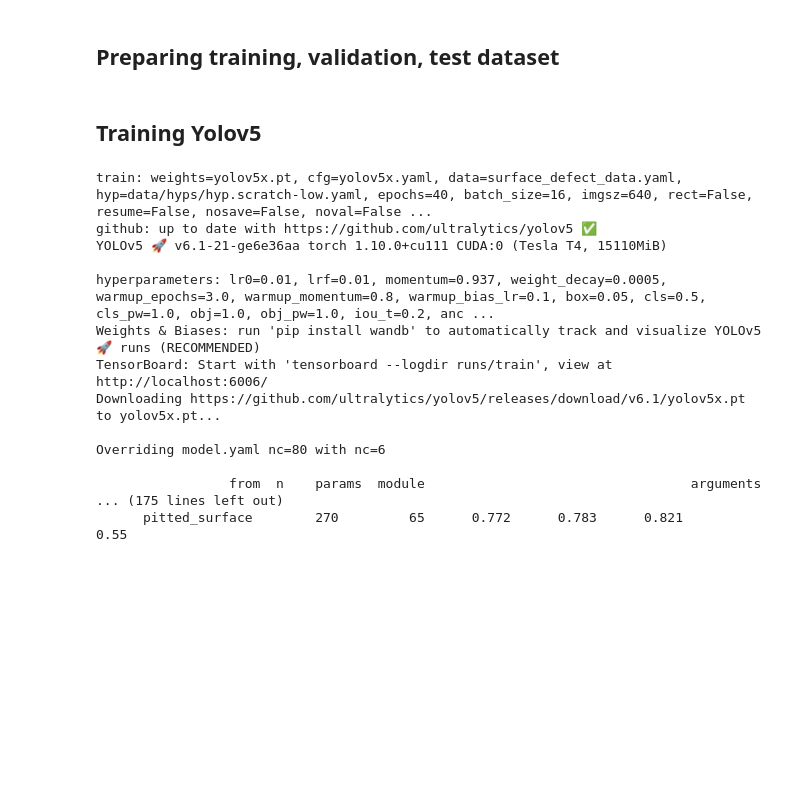
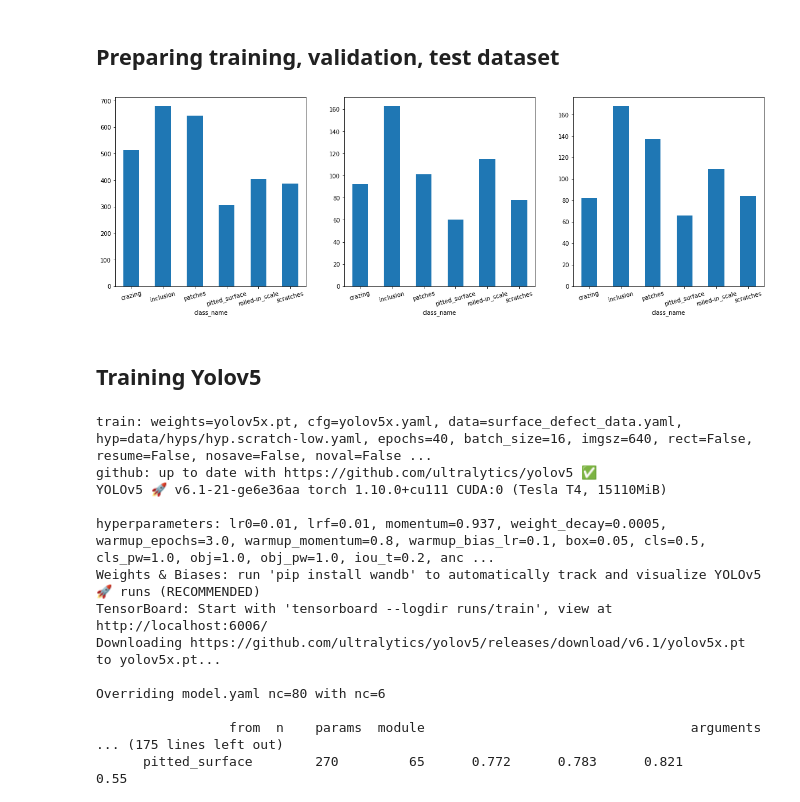
Before and after one commit to LapTQ/surface_defect_detection, a Jupyter notebook: surface_defect_detection.ipynb, the cells around one changed output. Saved outputs shown, nothing was run; the diff lists cells and outputs as text; code cells hidden in the pictures; blank space fills up the shorter version.

```diff
--- a/surface_defect_detection.ipynb
+++ b/surface_defect_detection.ipynb
@@ -317,6 +316,38 @@ images = [_.replace('labels', 'images').replace('txt', 'jpg') for _ in annotatio
 
 train_images, val_images, train_annotations, val_annotations = train_test_split(images, annotations, test_size=0.3, random_state=42)
 val_images, test_images, val_annotations, test_annotations = train_test_split(val_images, val_annotations, test_size=0.5, random_state=42)
+# %%
+def annotations_to_df(file_list):
+    buffer = []
+    for txt in file_list:
+        with open(txt, 'r') as f:
+            annotation_list = f.read().split('\n')[:-1]
+            annotation_list = [_.split() for _ in annotation_list]
+            for bbox in annotation_list:
+                buffer.append(
+                    {
+                    'filename': txt.split('/')[-1],
+                    'class_name': class_id_to_name_mapping[int(bbox[0])],
+                    'bx': float(bbox[1]),
+                    'by': float(bbox[2]),
+                    'bw': float(bbox[3]),
+                    'bh': float(bbox[4])
+                    }
+                )
+    return pd.DataFrame.from_dict(buffer)
+
+plt.figure(figsize=(20, 6))
+plt.subplot(1, 3, 1)
+annotations_to_df(train_annotations).groupby('class_name')['class_name'].count().plot.bar(rot=15)
+plt.subplot(1, 3, 2)
+# plt.show()
+annotations_to_df(val_annotations).groupby('class_name')['class_name'].count().plot.bar(rot=15)
+# plt.show()
+plt.subplot(1, 3, 3)
+annotations_to_df(test_annotations).groupby('class_name')['class_name'].count().plot.bar(rot=15)
+plt.show()
+# %% [output]
+[figure, added]
 # %%
 !mkdir dataset/images/train dataset/images/val dataset/images/test dataset/labels/train dataset/labels/val dataset/labels/test
 # %%
```
Also changed, not shown: parts of 8 cells of this notebook.
